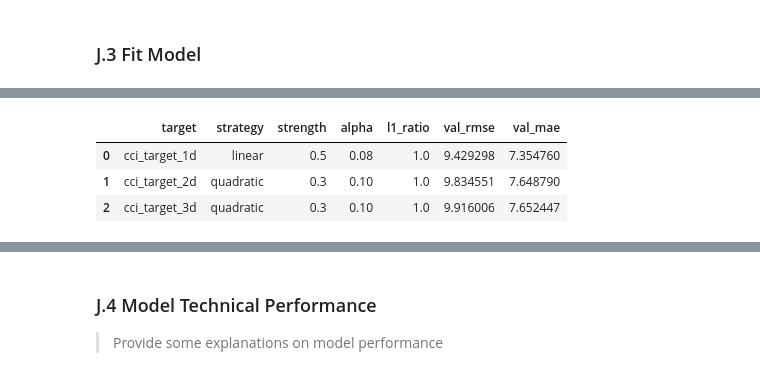
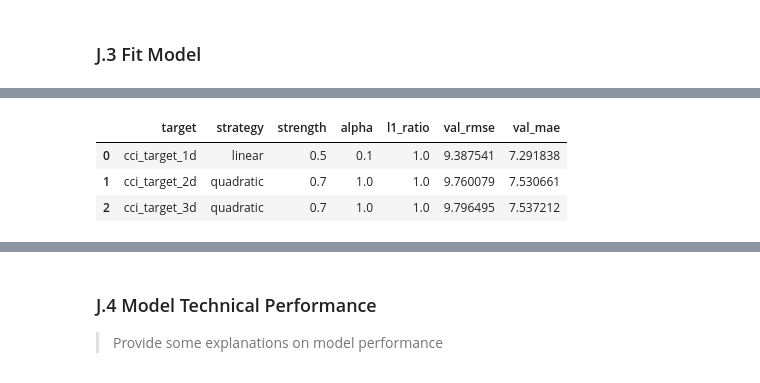
Before and after one commit to RP28/36120-26SP-AT2-26294153-experiments, a Jupyter notebook: notebooks/comfort_climate/36120_26SP_AT2_26294153_experiment_2.ipynb, the cells around one changed output, grey strips where cells are left out. Drawn from its saved outputs; the diff is of its cells as text; code cells hidden in the pictures.

```diff
--- a/notebooks/comfort_climate/36120_26SP_AT2_26294153_experiment_2.ipynb
+++ b/notebooks/comfort_climate/36120_26SP_AT2_26294153_experiment_2.ipynb
@@ -508,5 +514,5 @@ display(metric_df4)
 # %%
-metric_df5, models5 = test_model(data=weather_df, preprocessing_pipe=experiment_2_preprocessing, alpha=0.08, l1_ratio=1.0, weighting_config=weighting_config) # Lasso Regression using 0.08 alpha
+metric_df5, models5 = test_model(data=weather_df, preprocessing_pipe=experiment_2_preprocessing, alpha=0.15, l1_ratio=1.0, weighting_config=weighting_config) # Lasso Regression using 0.15 alpha
 display(metric_df5)
 # %% [output]
 |  |  | strength | max_weight | alpha | l1_ratio | train_rmse | train_mae | val_rmse | val_mae | ... |
@@ -519,0 +526,3 @@ display(metric_df5)
+# %%
+metric_df6, models6 = test_model(data=weather_df, preprocessing_pipe=experiment_2_preprocessing, alpha=0.5, l1_ratio=1.0, weighting_config=weighting_config)  # Lasso Regression using 0.5 alpha
+display(metric_df6)
@@ -519,0 +538,3 @@ display(metric_df5)
+# %%
+metric_df7, models7 = test_model(data=weather_df, preprocessing_pipe=experiment_2_preprocessing, alpha=1.0, l1_ratio=1.0, weighting_config=weighting_config)  # Lasso Regression using 1.0 alpha
+display(metric_df7)
@@ -519,0 +550,3 @@ display(metric_df5)
+# %%
+metric_df8, models8 = test_model(data=weather_df, preprocessing_pipe=experiment_2_preprocessing, alpha=1.6, l1_ratio=1.0, weighting_config=weighting_config)  # Lasso Regression using 1.6 alpha
+display(metric_df8)
@@ -520,9 +562,11 @@ display(metric_df5)
 # %%
-all_metrics = pd.concat([metric_df1.reset_index(), metric_df2.reset_index(), metric_df3.reset_index(), metric_df4.reset_index(), metric_df5.reset_index()], ignore_index=True)
+all_metrics = pd.concat([
+    metric_df1.reset_index(), metric_df2.reset_index(), metric_df3.reset_index(), metric_df4.reset_index(),
+    metric_df5.reset_index(), metric_df6.reset_index(), metric_df7.reset_index(), metric_df8.reset_index()], ignore_index=True)
 best_params = all_metrics.loc[all_metrics.groupby("target")["val_rmse"].idxmin()].sort_values("target").reset_index(drop=True)
 display(best_params[["target", "strategy", "strength", "alpha", "l1_ratio", "val_rmse", "val_mae"]])
 # %% [output]
 |  | target | strategy | strength | alpha | l1_ratio | val_rmse | val_mae |
-| 0 | cci_target_1d | linear | 0.5 | 0.08 | 1.0 | 9.429298 | 7.354760 |
-| 1 | cci_target_2d | quadratic | 0.3 | 0.10 | 1.0 | 9.834551 | 7.648790 |
-| 2 | cci_target_3d | quadratic | 0.3 | 0.10 | 1.0 | 9.916006 | 7.652447 |
+| 0 | cci_target_1d | linear | 0.5 | 0.1 | 1.0 | 9.387541 | 7.291838 |
+| 1 | cci_target_2d | quadratic | 0.7 | 1.0 | 1.0 | 9.760079 | 7.530661 |
+| 2 | cci_target_3d | quadratic | 0.7 | 1.0 | 1.0 | 9.796495 | 7.537212 |
```
Also changed, not shown: parts of 29 cells of this notebook, 9 other files.
